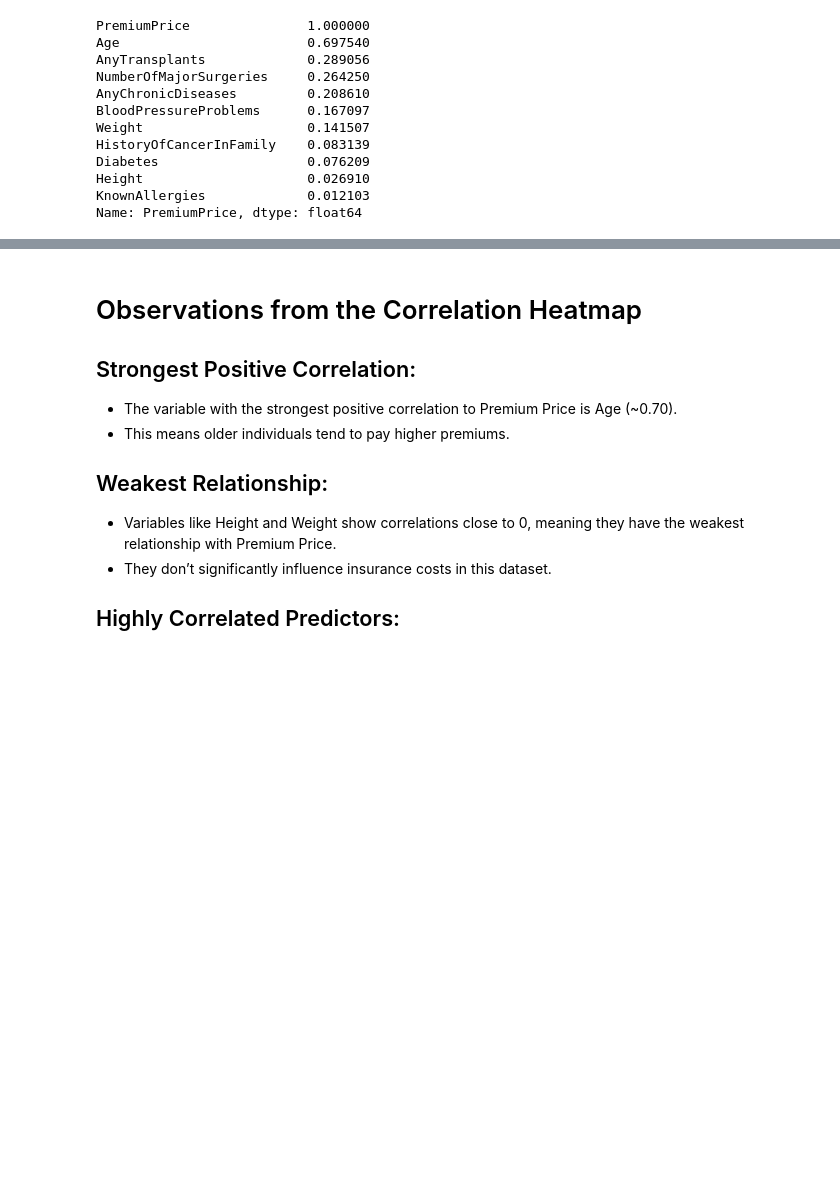
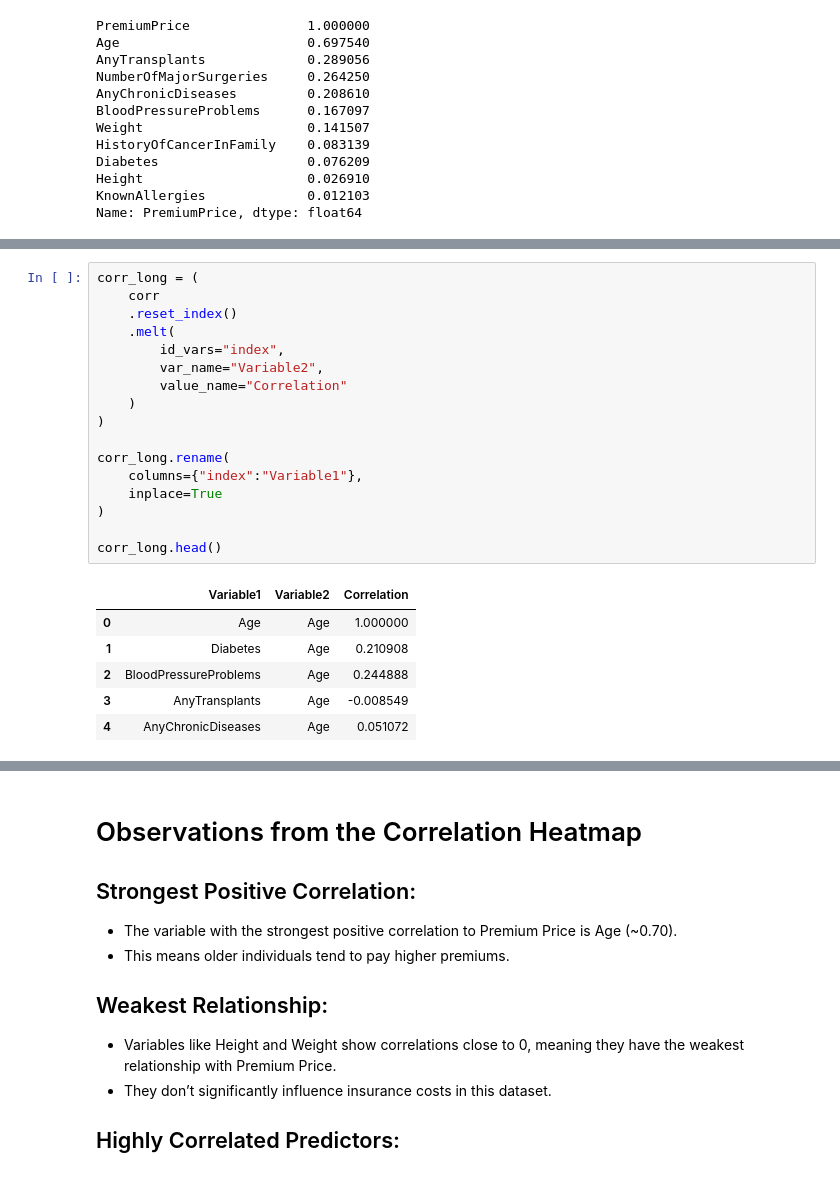
Before and after one commit to saravanabst/insurance-cost-prediction, a Jupyter notebook: notebooks/EDA.ipynb, the cells around one changed output, grey strips where cells are left out. Cells and saved outputs as stored; diff of their text form; blank space fills up the shorter version.

```diff
--- a/notebooks/EDA.ipynb
+++ b/notebooks/EDA.ipynb
@@ -457,0 +474,24 @@ Name: PremiumPrice, dtype: float64
+# %%
+corr_long = (
+    corr
+    .reset_index()
+    .melt(
+        id_vars="index",
+        var_name="Variable2",
+        value_name="Correlation"
+    )
+)
+
+corr_long.rename(
+    columns={"index":"Variable1"},
+    inplace=True
+)
+
+corr_long.head()
+# %% [output]
+|  | Variable1 | Variable2 | Correlation |
+| 0 | Age | Age | 1.000000 |
+| 1 | Diabetes | Age | 0.210908 |
+| 2 | BloodPressureProblems | Age | 0.244888 |
+| 3 | AnyTransplants | Age | -0.008549 |
+| 4 | AnyChronicDiseases | Age | 0.051072 |
```
Also changed, not shown: parts of 2 cells of this notebook, 3 other files.
